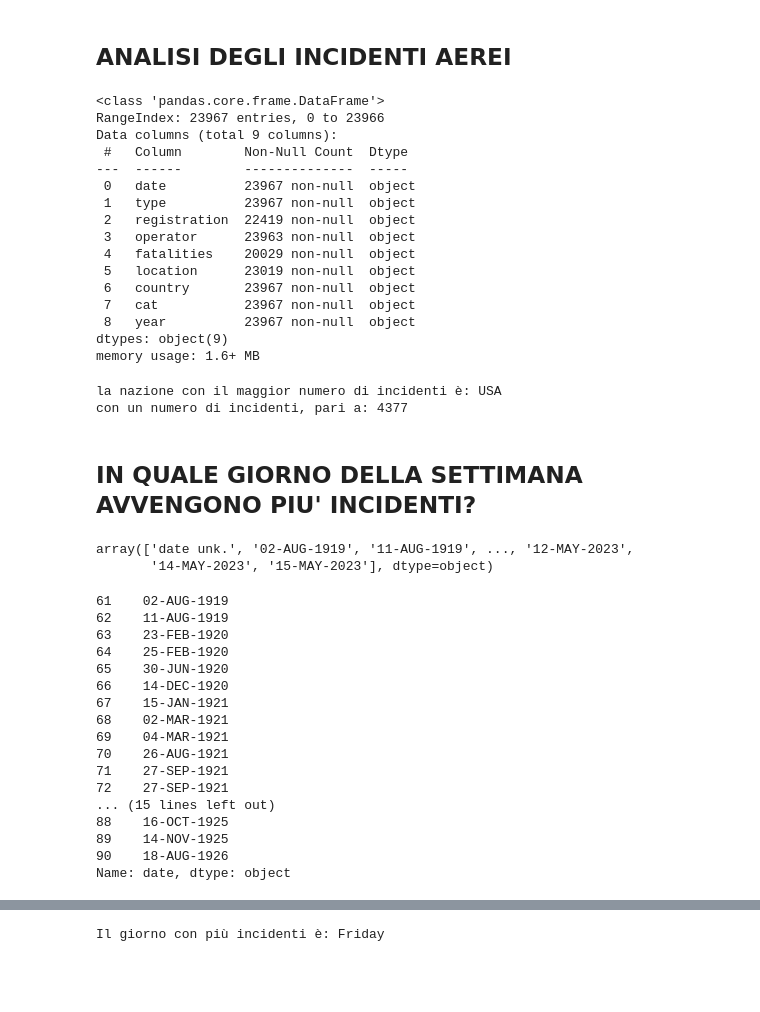
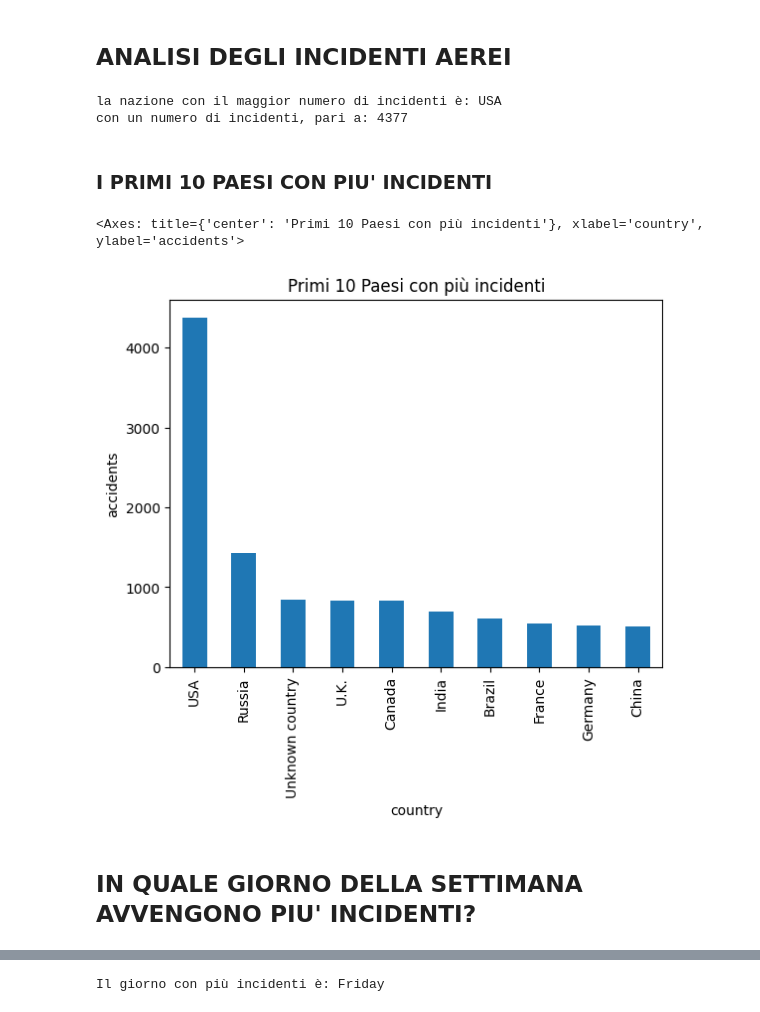
Before and after one commit to EnFiore/Master-AI, a Jupyter notebook: analisi_disastri_aerei.ipynb, the cells around one changed output, grey strips where cells are left out. Cells and saved outputs as stored; diff of their text form; code cells hidden in the pictures; blank space fills up the shorter version.

```diff
--- a/analisi_disastri_aerei.ipynb
+++ b/analisi_disastri_aerei.ipynb
@@ -19,59 +15,24 @@ air_dis = pd.read_csv("https://proai-datasets.s3.eu-west-3.amazonaws.com/aviatio
-# %%
-air_dis.info()
-# %% [output]
-<class 'pandas.core.frame.DataFrame'>
-RangeIndex: 23967 entries, 0 to 23966
-Data columns (total 9 columns):
- #   Column        Non-Null Count  Dtype
----  ------        --------------  -----
- 0   date          23967 non-null  object
- 1   type          23967 non-null  object
- 2   registration  22419 non-null  object
- 3   operator      23963 non-null  object
- 4   fatalities    20029 non-null  object
- 5   location      23019 non-null  object
- 6   country       23967 non-null  object
- 7   cat           23967 non-null  object
- 8   year          23967 non-null  object
-dtypes: object(9)
-memory usage: 1.6+ MB
 # %%
-print('la nazione con il maggior numero di incidenti è: ' + air_dis['country'].value_counts().idxmax() + '\ncon un numero di incidenti, pari a: ' + str(air_dis['country'].value_counts().max()))
+df_country = air_dis['country'].value_counts()
+print('la nazione con il maggior numero di incidenti è: ' + air_dis['country'].value_counts().idxmax() + '\ncon un numero di incidenti, pari a: '
+      + str(air_dis['country'].value_counts().max()))
 # %% [output]
 la nazione con il maggior numero di incidenti è: USA
 con un numero di incidenti, pari a: 4377
+# %% [markdown]
+### I PRIMI 10 PAESI CON PIU' INCIDENTI
+# %%
+df_country[:10].plot(kind = 'bar', title="Primi 10 Paesi con più incidenti",xlabel='country', ylabel = 'accidents')
+# %% [output]
+<Axes: title={'center': 'Primi 10 Paesi con più incidenti'}, xlabel='country', ylabel='accidents'>
+[figure, added]
 # %% [markdown]
 ## IN QUALE GIORNO DELLA SETTIMANA AVVENGONO PIU' INCIDENTI?
-# %%
-air_dis['date'].unique()
-# %% [output]
-array(['date unk.', '02-AUG-1919', '11-AUG-1919', ..., '12-MAY-2023',
-       '14-MAY-2023', '15-MAY-2023'], dtype=object)
 # %%
 #normalizzazione delle date, eliminazione righe con date aventi formato non valido
 air_dis_date_mask = air_dis['date'] != 'date unk.'
 # %%
 air_dis_date = air_dis[air_dis_date_mask]
-# %%
-air_dis_date['date'].head(30)
-# %% [output]
-61    02-AUG-1919
-62    11-AUG-1919
-63    23-FEB-1920
-64    25-FEB-1920
-65    30-JUN-1920
-66    14-DEC-1920
-67    15-JAN-1921
-68    02-MAR-1921
-69    04-MAR-1921
-70    26-AUG-1921
-71    27-SEP-1921
-72    27-SEP-1921
-... (15 lines left out)
-88    16-OCT-1925
-89    14-NOV-1925
-90    18-AUG-1926
-Name: date, dtype: object
 # %%
 #normalizzazione delle date, eliminando evenutali righe con caratteri strani
 filter = air_dis_date['date'].str.contains("\?")
```
Also changed, not shown: parts of 29 cells of this notebook.
